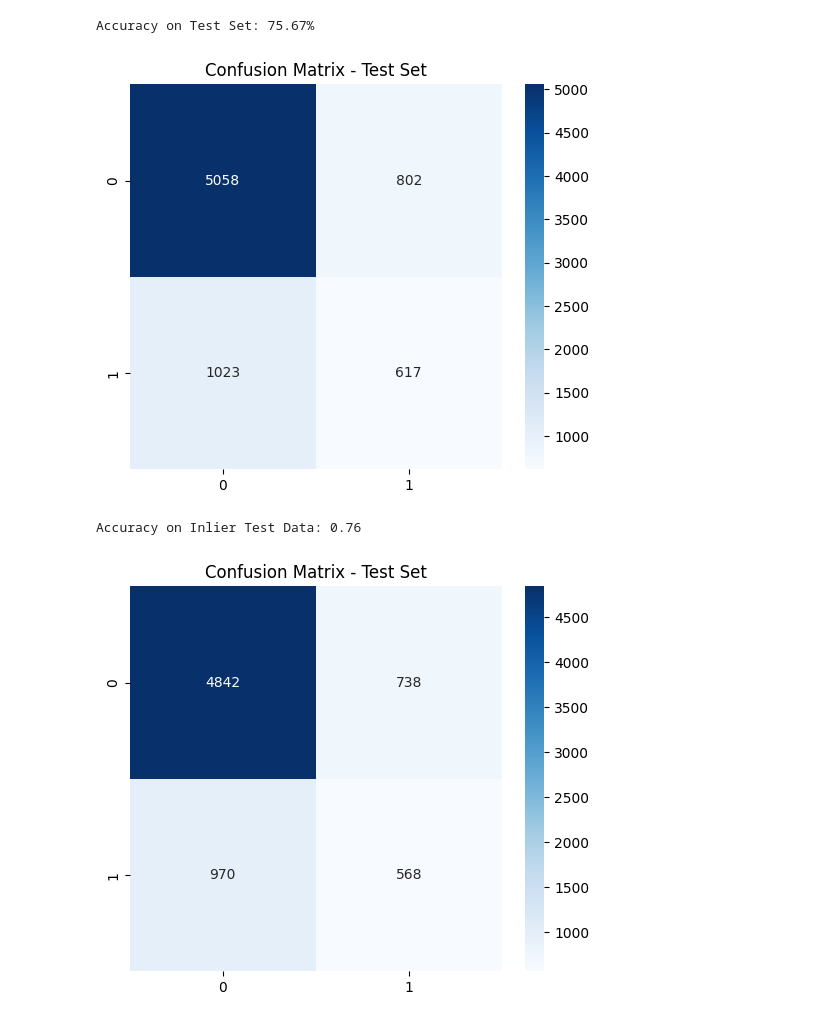
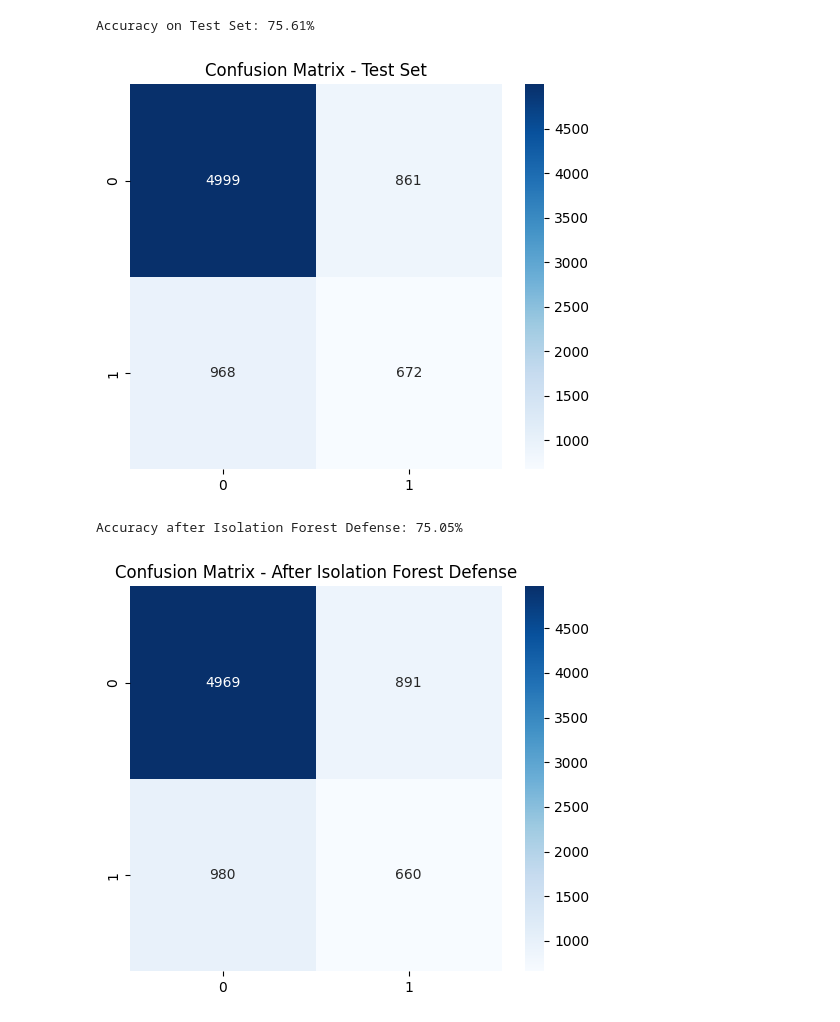
Before and after one commit to Jui1337/responsible-ai-security, a Jupyter notebook: RAI-implementation/Baseline-model-defenses.ipynb, the cells around one changed output. Saved outputs shown, nothing was run; the diff lists cells and outputs as text; code cells hidden in the pictures.

```diff
--- a/RAI-implementation/Baseline-model-defenses.ipynb
+++ b/RAI-implementation/Baseline-model-defenses.ipynb
@@ -41,17 +40,6 @@ y_train_subset = y_train_og[subset_indices]  # Direct positional indexing for Nu
 
 
 def get_adversarial_examples(X_train_subset, pipeline, model):
-    """
-    Generate adversarial examples using the ZooAttack method.
-
-    Args:
-        X_train_subset (np.ndarray): Subset of training data (raw features).
-        y_train_subset (np.ndarray): Corresponding labels for the subset.
-        pipeline (Pipeline): The original pipeline containing preprocessing and model.
-
-    Returns:
-        np.ndarray: Adversarial examples.
-    """
     # Extract the preprocessor and model from the pipeline
     preprocessor = pipeline.named_steps['preprocessor']
 
@@ -97,10 +86,10 @@ from sklearn.model_selection import train_test_split
 
 
 # Convert all datasets to NumPy arrays before training
-xgb_model.fit(x_train_adv, y_train_subset,  verbose=False)
+#xgb_model.fit(x_train_adv, y_train_subset,  verbose=False)
 
-# Predictions on the test set (not the original or adversarial training data)
-y_pred_test = xgb_model.predict(X_test)
+# Predictions on the adv test set
+y_pred_test = xgb_model.predict(x_test_adv)
 
 # Compute accuracy on the test set
 accuracy_test = accuracy_score(y_test, y_pred_test)
@@ -189,47 +204,55 @@ sns.heatmap(cm_test, annot=True, fmt='d', cmap='Blues')
 plt.title("Confusion Matrix - Test Set")
 plt.show()
 # %% [output]
-Accuracy on Test Set: 75.67%
+Accuracy on Test Set: 75.61%
-[figure, old version]
+[figure, new version]
 # %%
 from sklearn.ensemble import IsolationForest
 from sklearn.metrics import accuracy_score
 from copy import deepcopy
 
 # Load your original training and test data
 with open('train_data_base.pkl', 'rb') as f:
     X_train_full, y_train_full = pickle.load(f)
 
 with open('test_data_base.pkl', 'rb') as f:
     X_test, y_test = pickle.load(f)
 
-# Preprocess the data
+# Define the percentage of labels to flip
+flip_percent = 35  # Flip 35% of labels
+
+# Apply label flipping attack
+y_train_poisoned = label_flip_attack(y_train_og, flip_percent)
+
+# Step 2: Preprocess training and test data
 X_train_proc = pipeline.named_steps['preprocessor'].transform(X_train_full)
 X_test_proc = pipeline.named_steps['preprocessor'].transform(X_test)
 
-# Initialize the Isolation Forest model
+# Step 3: Fit Isolation Forest on poisoned training data (features only)
 iso = IsolationForest(contamination=0.05, random_state=42)
-
-# Fit the Isolation Forest model to the training data (normal data)
 iso.fit(X_train_proc)
 
-# Flag potential outliers in the test set
-test_outliers = iso.predict(X_test_proc)  # -1 = outlier, 1 = inlier
+# Predict which training samples are outliers
+train_outliers = iso.predict(X_train_proc)  # -1 = outlier
 
-# Filter test set to keep only inliers
-X_test_clean = X_test[test_outliers == 1]
-y_test_clean = y_test[test_outliers == 1]
+# Keep only inlier samples in training data
+X_train_clean = X_train_proc[train_outliers == 1]
+y_train_clean = y_train_poisoned[train_outliers == 1]
 
-# Evaluate the model on the cleaned test set
-y_pred_clean = xgb_model.predict(X_test_clean)
-acc_clean = accuracy_score(y_test_clean, y_pred_clean)
-print(f"Accuracy on Inlier Test Data: {acc_clean:.2f}")
+# Step 4: Train model on filtered (cleaned) training data
+xgb_model.fit(X_train_clean, y_train_clean)
 
-cm_test = confusion_matrix(y_test_clean, y_pred_clean)
+# Step 5: Evaluate on unaltered test set
+y_pred_test = xgb_model.predict(X_test_proc)
+accuracy_test = accuracy_score(y_test, y_pred_test)
+print(f"Accuracy after Isolation Forest Defense: {accuracy_test * 100:.2f}%")
+
+# Confusion Matrix
+cm_test = confusion_matrix(y_test, y_pred_test)
 plt.figure(figsize=(6, 5))
 sns.heatmap(cm_test, annot=True, fmt='d', cmap='Blues')
-plt.title("Confusion Matrix - Test Set")
+plt.title("Confusion Matrix - After Isolation Forest Defense")
 plt.show()
 # %% [output]
-Accuracy on Inlier Test Data: 0.76
+Accuracy after Isolation Forest Defense: 75.05%
-[figure, old version]
+[figure, new version]
```
Also changed, not shown: parts of 5 cells of this notebook, 4 other files.
